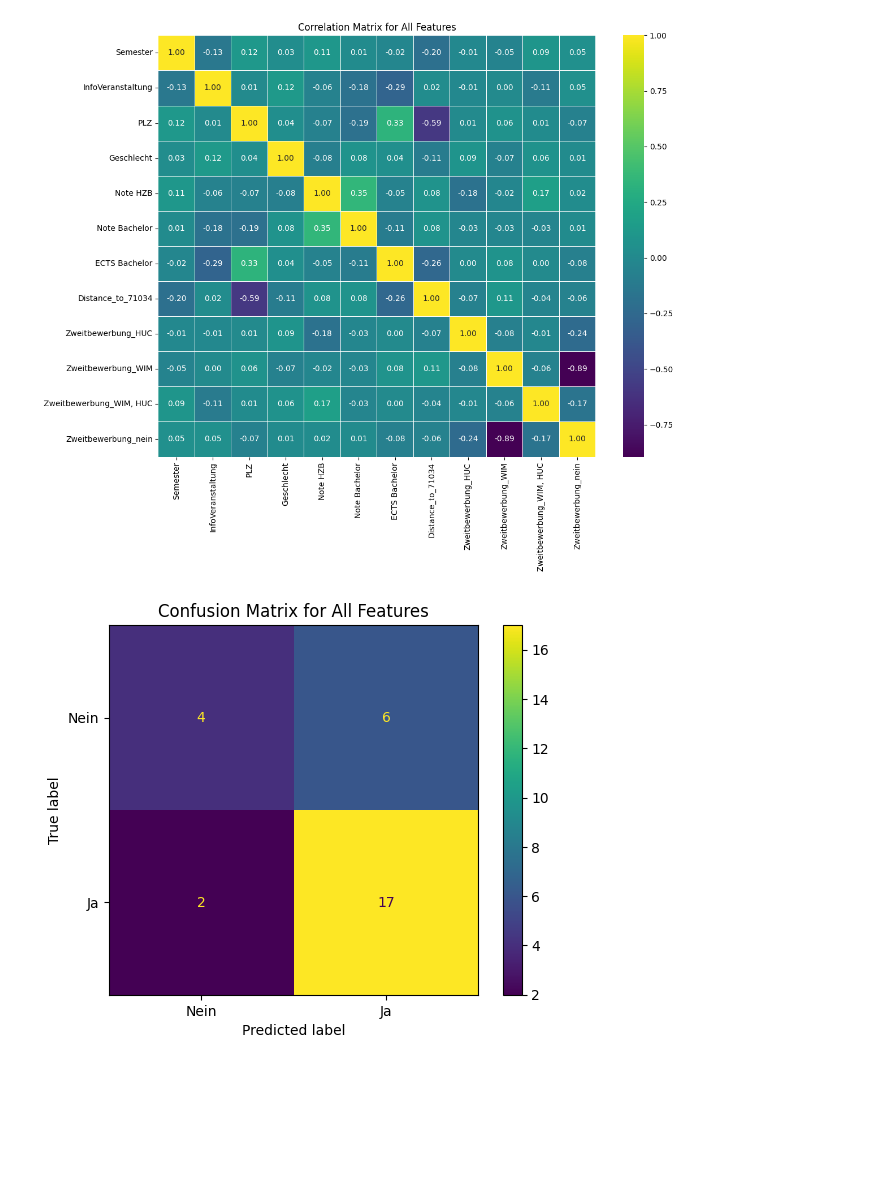
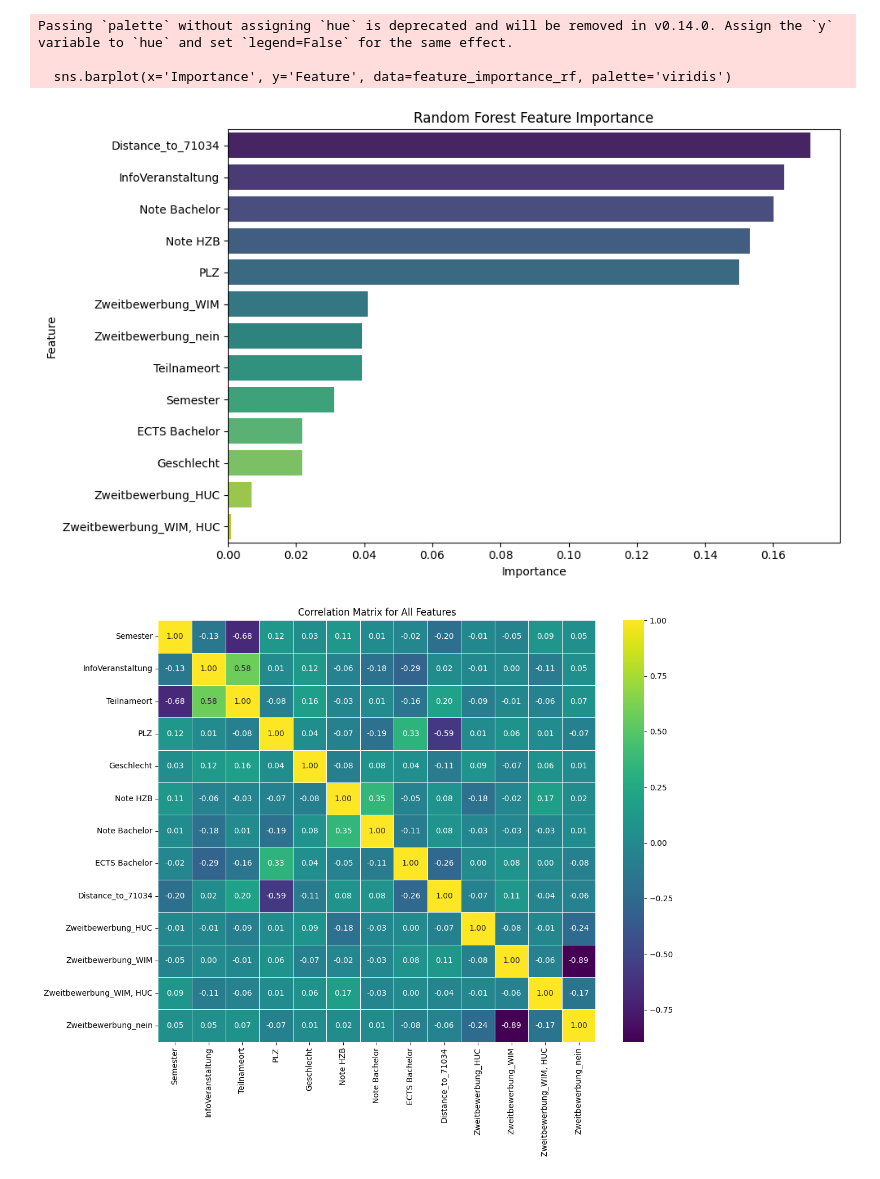
Before and after one commit to alwstar/PO, a Jupyter notebook: 05.ipynb, the cells around one changed output. Saved outputs shown, nothing was run; the diff lists cells and outputs as text; code cells hidden in the pictures; blank space fills up the shorter version.

```diff
--- a/05.ipynb
+++ b/05.ipynb
@@ -3,6 +3,7 @@ import pandas as pd
 import numpy as np
 from sklearn.model_selection import train_test_split
 from sklearn.linear_model import LogisticRegression
+from sklearn.ensemble import RandomForestClassifier
 from sklearn.preprocessing import StandardScaler
 from sklearn.metrics import confusion_matrix, ConfusionMatrixDisplay
 import matplotlib.pyplot as plt
@@ -14,13 +15,13 @@ updated_data = pd.read_excel(file_path)
 
 # Prepare the data for logistic regression analysis
 # Define the features (independent variables) and the target variable (Immatrikulation)
-features = updated_data[['Semester', 'InfoVeranstaltung', 'Zweitbewerbung', 'PLZ',
+features = updated_data[['Semester', 'InfoVeranstaltung', 'Teilnameort', 'Zweitbewerbung', 'PLZ',
                          'Geschlecht', 'Note HZB', 'Note Bachelor', 'ECTS Bachelor', 'Distance_to_71034']]
 
 # Convert categorical features into numerical ones
 features = features.copy()  # Avoid SettingWithCopyWarning
 features.loc[:, 'InfoVeranstaltung'] = features['InfoVeranstaltung'].map({'ja': 1, 'nein': 0})
-#features.loc[:, 'Teilnameort'] = features['Teilnameort'].map({'ja': 1, 'nein': 0})
+features.loc[:, 'Teilnameort'] = features['Teilnameort'].map({'ja': 1, 'nein': 0})
 features.loc[:, 'Geschlecht'] = features['Geschlecht'].map({'Herr': 1, 'Frau': 0})
 features = pd.get_dummies(features, columns=['Zweitbewerbung'], drop_first=True)
 
@@ -43,15 +44,34 @@ model = LogisticRegression()
 model.fit(X_train_scaled, y_train)
 
 # Extract feature importance (coefficients) from the logistic regression model
-feature_importance = pd.DataFrame({
+feature_importance_logistic = pd.DataFrame({
     'Feature': features_filled.columns,
     'Importance': np.abs(model.coef_[0])
 }).sort_values(by='Importance', ascending=False)
 
-# Visualize feature importance
+# Visualize feature importance from logistic regression
 plt.figure(figsize=(10, 6))
-sns.barplot(x='Importance', y='Feature', data=feature_importance, palette='viridis')
+sns.barplot(x='Importance', y='Feature', data=feature_importance_logistic, palette='viridis')
 plt.title('Logistic Regression Feature Importance')
+plt.xlabel('Importance')
+plt.ylabel('Feature')
+plt.tight_layout()
+plt.show()
+
+# Fit the Random Forest model
+rf_model = RandomForestClassifier(random_state=42)
+rf_model.fit(X_train, y_train)
+
+# Extract feature importance from the Random Forest model
+feature_importance_rf = pd.DataFrame({
+    'Feature': features_filled.columns,
+    'Importance': rf_model.feature_importances_
+}).sort_values(by='Importance', ascending=False)
+
+# Visualize feature importance from Random Forest
+plt.figure(figsize=(10, 6))
+sns.barplot(x='Importance', y='Feature', data=feature_importance_rf, palette='viridis')
+plt.title('Random Forest Feature Importance')
 plt.xlabel('Importance')
 plt.ylabel('Feature')
 plt.tight_layout()
@@ -79,2 +99,5 @@ Passing `palette` without assigning `hue` is deprecated and will be removed in v
+Passing `palette` without assigning `hue` is deprecated and will be removed in v0.14.0. Assign the `y` variable to `hue` and set `legend=False` for the same effect.
+
+  sns.barplot(x='Importance', y='Feature', data=feature_importance_rf, palette='viridis')
-[figure, old version]
+[figure, new version]
-[figure, old version]
+[figure, new version]
```
Also changed, not shown: parts of 1 cell of this notebook.
